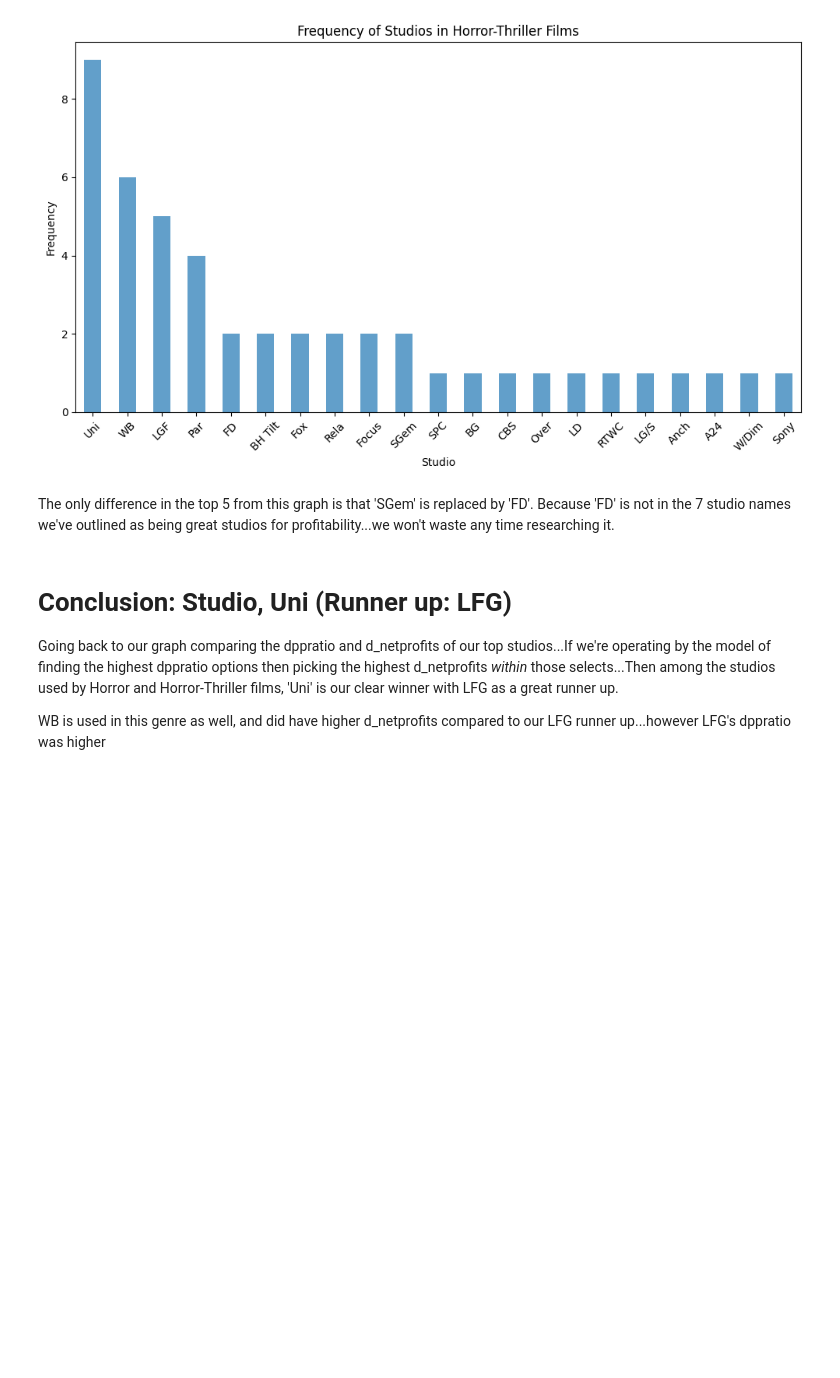
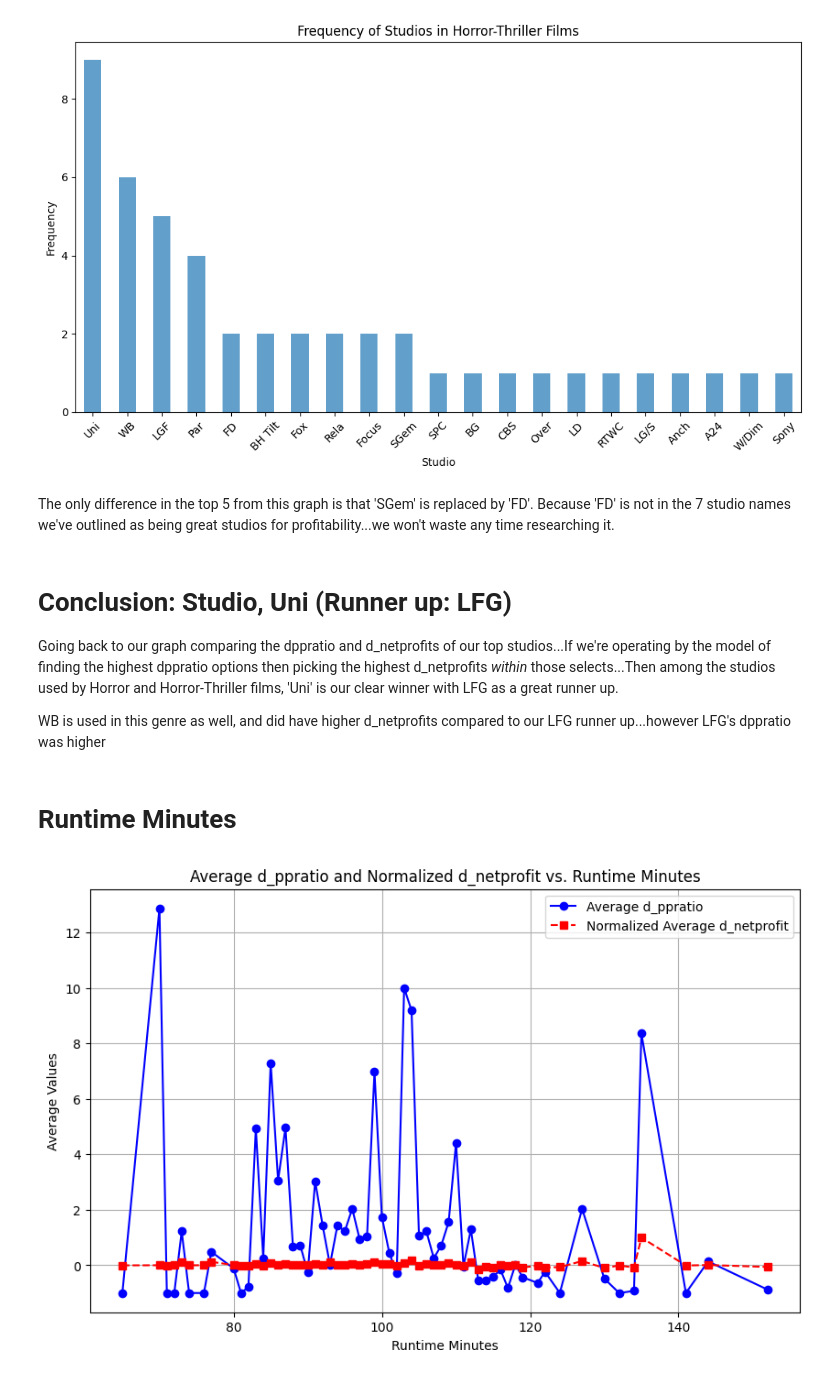
Before and after one commit to emmascotson/Movie-Data-Analysis, a Jupyter notebook: notebooks/exploratory.ipynb, the cells around one changed output. Drawn from its saved outputs; the diff is of its cells as text; code cells hidden in the pictures; blank space fills up the shorter version.

Commit message:
Runtime minutes and directors research for horror and horror thriller

```diff
--- a/notebooks/exploratory.ipynb
+++ b/notebooks/exploratory.ipynb
@@ -4604,3 +4604,36 @@ The only difference in the top 5 from this graph is that 'SGem' is replaced by '
 Going back to our graph comparing the dppratio and d_netprofits of our top studios...If we're operating by the model of finding the highest dppratio options then picking the highest d_netprofits *within* those selects...Then among the studios used by Horror and Horror-Thriller films, 'Uni' is our clear winner with LFG as a great runner up.
 
 WB is used in this genre as well, and did have higher d_netprofits compared to our LFG runner up...however LFG's dppratio was higher
+# %% [markdown]
+# Runtime Minutes
+# %%
+# Calculate average values
+average_data = horror_data.groupby('runtime_minutes').agg({
+    'd_ppratio': 'mean',
+    'd_netprofit': 'mean'
+}).reset_index()
+
+# Normalize 'd_netprofit'
+max_netprofit = average_data['d_netprofit'].max()
+average_data['normalized_d_netprofit'] = average_data['d_netprofit'] / max_netprofit
+
+# Plotting
+plt.figure(figsize=(10, 6))
+
+# Plot average d_ppratio
+plt.plot(average_data['runtime_minutes'], average_data['d_ppratio'], marker='o', linestyle='-', color='b', label='Average d_ppratio')
+
+# Plot normalized average d_netprofit
+plt.plot(average_data['runtime_minutes'], average_data['normalized_d_netprofit'], marker='s', linestyle='--', color='r', label='Normalized Average d_netprofit')
+
+# Add labels and title
+plt.xlabel('Runtime Minutes')
+plt.ylabel('Average Values')
+plt.title('Average d_ppratio and Normalized d_netprofit vs. Runtime Minutes')
+plt.legend()
+
+# Show plot
+plt.grid(True)
+plt.show()
+# %% [output]
+[figure, added]
```
Also changed, not shown: parts of 13 cells of this notebook.
